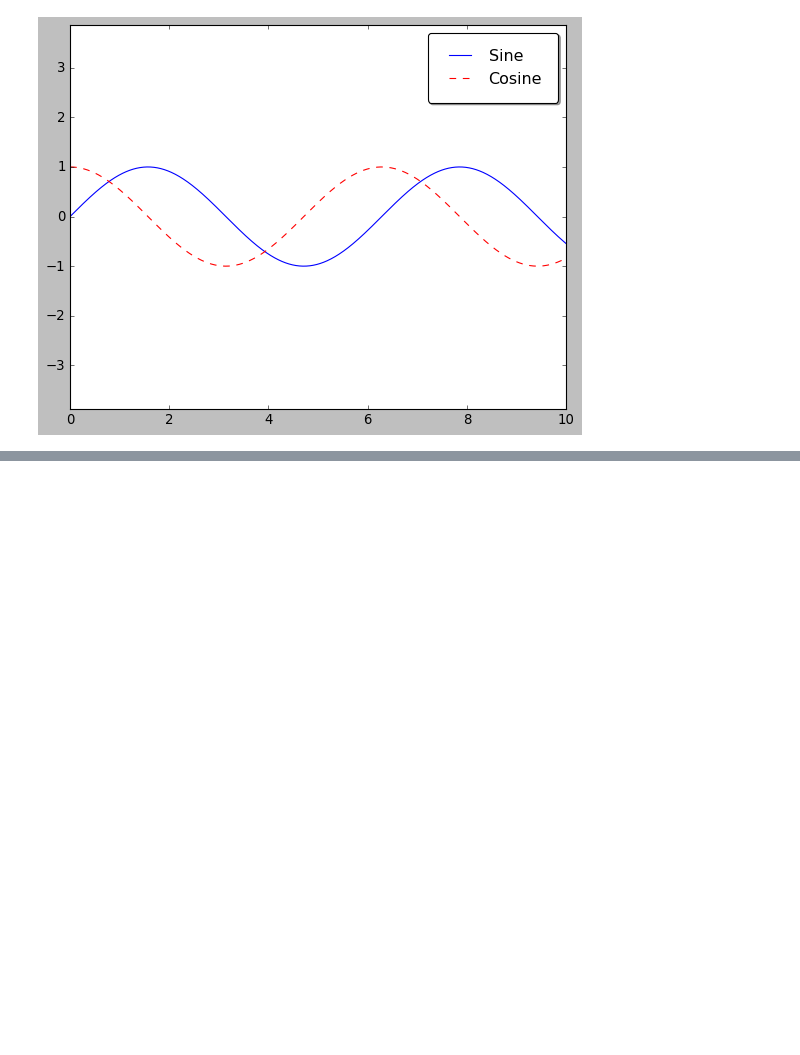
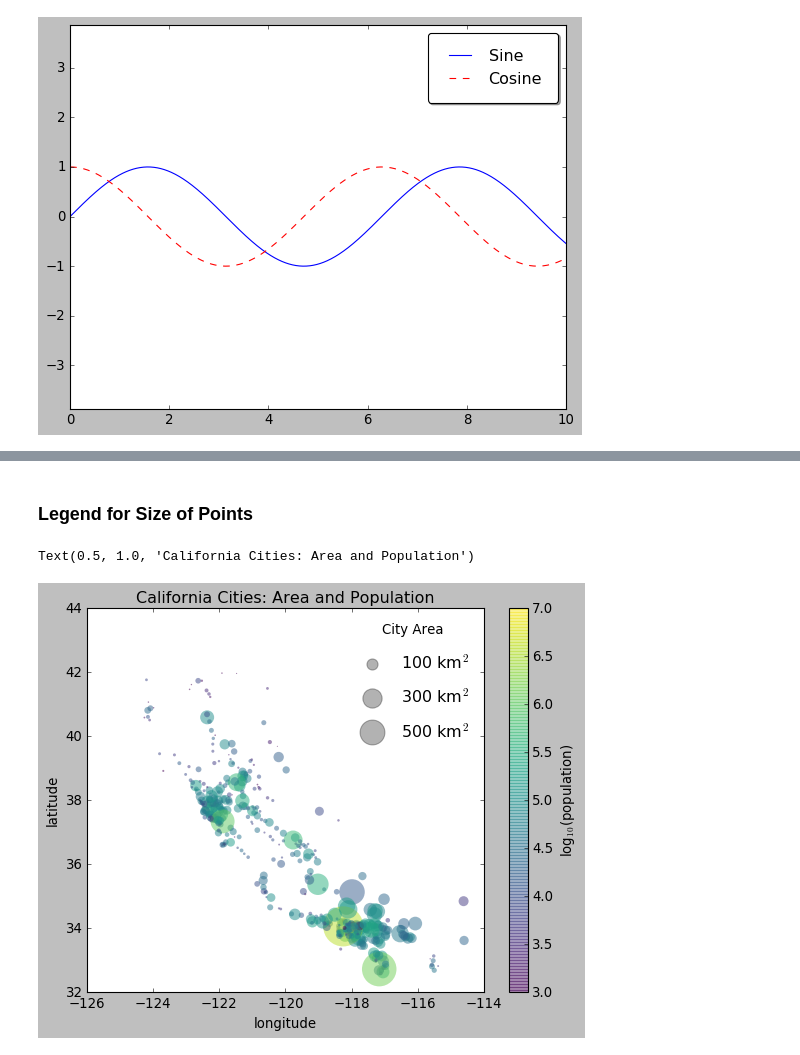
Before and after one commit to salma-shaik/viz-mpl-jvp, a Jupyter notebook: customizing_plot_legends.ipynb, the cells around one changed output, grey strips where cells are left out. Saved outputs shown, nothing was run; the diff lists cells and outputs as text; code cells hidden in the pictures; blank space fills up the shorter version.

```diff
--- a/customizing_plot_legends.ipynb
+++ b/customizing_plot_legends.ipynb
@@ -31,0 +170,35 @@ fig
+# %% [markdown]
+### Legend for Size of Points
+# %%
+import pandas as pd
+
+cities = pd.read_csv('data/california_cities.csv')
+
+# Extract the data we are interested in
+lat, lon, population, area = cities['latd'], cities['longd'], cities['population_total'], cities['area_total_km2']
+
+# Scatter the points, using size and color but no label
+plt.scatter(lon, lat, label=None,
+           c=np.log10(population), cmap='viridis',
+           s=area,linewidth=0, alpha=0.5)
+
+plt.axis(aspect='equal')
+plt.xlabel('longitude')
+plt.ylabel('latitude')
+plt.colorbar(label='log$_{10}$(population)')
+
+plt.clim(3, 7)
+
+# Create a legend.
+# We'll plot empty lists with the desired size and label
+for area in [100, 300, 500]:
+    plt.scatter([], [], c='k', alpha=0.3, s=area,
+               label=str(area) + ' km$^2$')
+
+plt.legend(scatterpoints=1, frameon=False,
+          labelspacing=1, title='City Area')
+
+plt.title('California Cities: Area and Population')
+# %% [output]
+Text(0.5, 1.0, 'California Cities: Area and Population')
+[figure, added]
```
Also changed, not shown: parts of 14 cells of this notebook, 1 other file.
